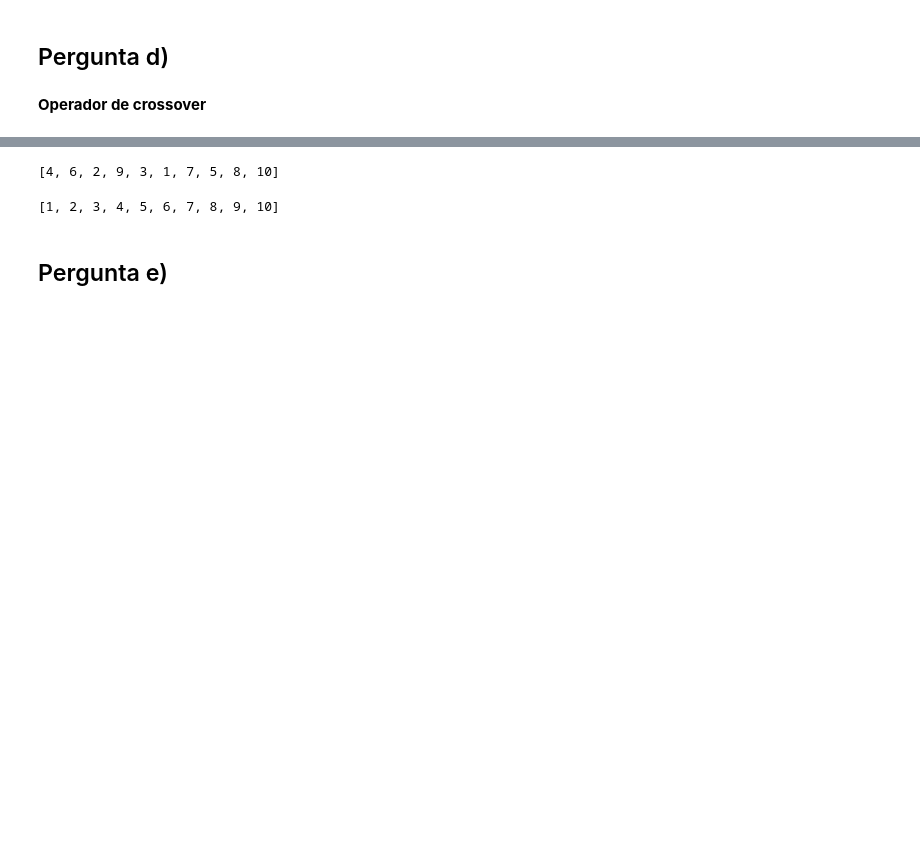
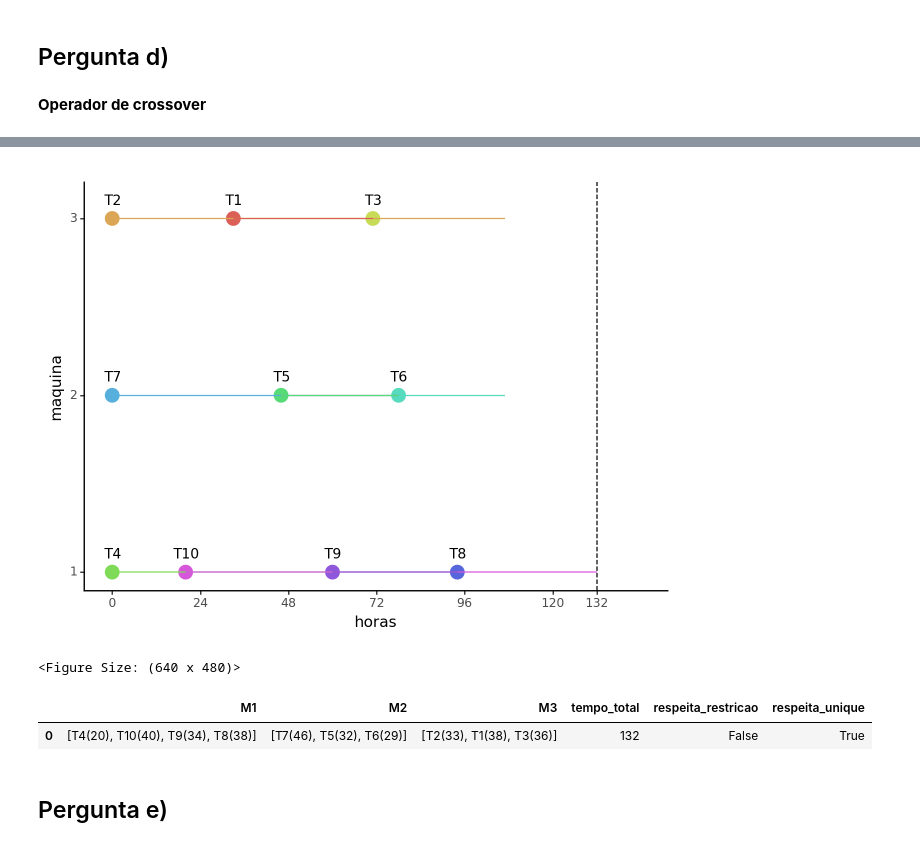
Before and after one commit to kardecallan566/Trab_grup_OH, a Jupyter notebook: notebooks/sugestao.ipynb, the cells around one changed output, grey strips where cells are left out. Drawn from its saved outputs; the diff is of its cells as text; code cells hidden in the pictures; blank space fills up the shorter version.

```diff
--- a/notebooks/sugestao.ipynb
+++ b/notebooks/sugestao.ipynb
@@ -314,11 +320,12 @@ Nota:
 O cromossoma está representado por permutação
 # %%
 def fromCromo(cromo: list[int]) -> Permutation:
-  return Permutation([
-    Maquina(1, cromo[:4]),
-    Maquina(2, cromo[4:7]),
-    Maquina(3, cromo[7:])
-  ])
+  M1, M2, M3 = Maquina(1, 4), Maquina(2, 3), Maquina(3, 3)
+  return deepcopy(Permutation([
+    M1.assignTarefas(tarefas[cromo[:4]]),
+    M2.assignTarefas(tarefas[cromo[4:7]]),
+    M3.assignTarefas(tarefas[cromo[7:]])
+  ]))
 # %% [markdown]
 ## Pergunta d)
 # %% [markdown]
@@ -367,8 +388,0 @@ Exception: Alguma coisa correu mal
-# %%
-heuristica.as_cromo()
-# %% [output]
-[4, 6, 2, 9, 3, 1, 7, 5, 8, 10]
-# %%
-primeiro.as_cromo()
-# %% [output]
-[1, 2, 3, 4, 5, 6, 7, 8, 9, 10]
@@ -377,3 +389,13 @@ filho
+# %%
+fromCromo(filho).horario.plot()
+# %% [output]
+[figure, added]
+<Figure Size: (640 x 480)>
+# %%
+create_df(fromCromo(filho))
+# %% [output]
+|  | M1 | M2 | M3 | tempo_total | respeita_restricao | respeita_unique |
+| 0 | [T4(20), T10(40), T9(34), T8(38)] | [T7(46), T5(32), T6(29)] | [T2(33), T1(38), T3(36)] | 132 | False | True |
 # %% [markdown]
 ## Pergunta e)
 # %% [markdown]
```
Also changed, not shown: parts of 25 cells of this notebook.
